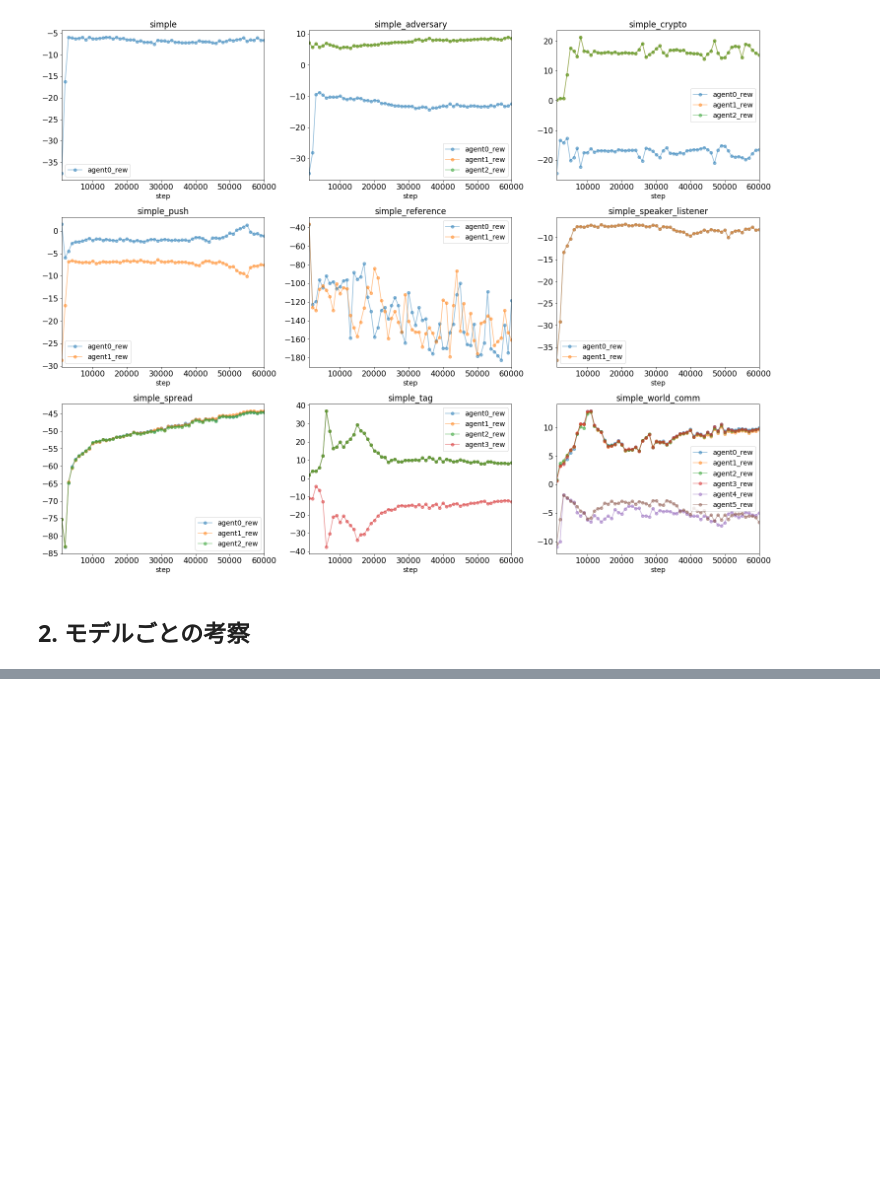
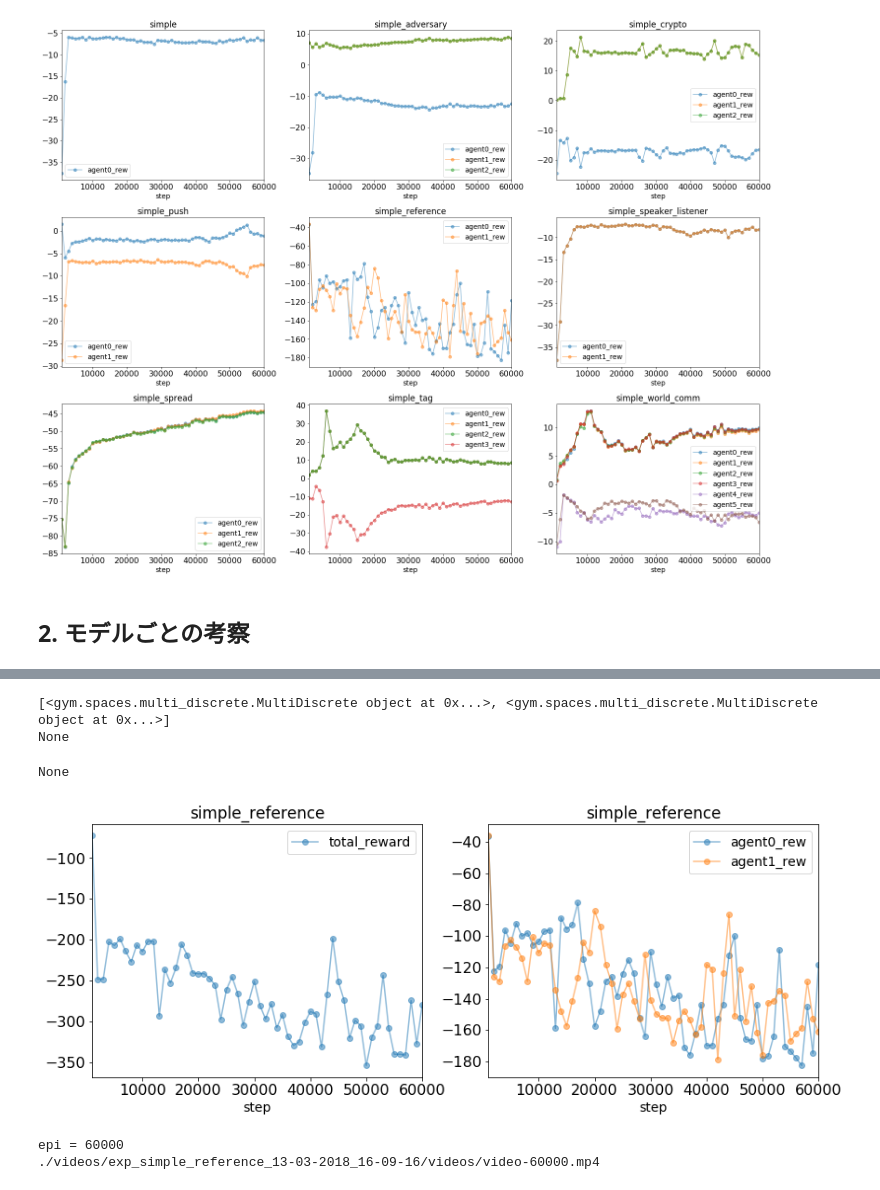
Before and after one commit to jkatsuta/exp-18-1q, a Jupyter notebook: maddpg/experiments/my_notes/ana1_exp1.ipynb, the cells around one changed output, grey strips where cells are left out. Saved outputs shown, nothing was run; the diff lists cells and outputs as text; code cells hidden in the pictures; blank space fills up the shorter version.

```diff
--- a/maddpg/experiments/my_notes/ana1_exp1.ipynb
+++ b/maddpg/experiments/my_notes/ana1_exp1.ipynb
@@ -203,0 +279,18 @@ a.iloc[:, :-1].plot(x='1000')
+# %%
+scenario = 'simple_reference'
+epis = [60000]
+
+print(action_space(scenario))
+display(plot_each_lc(scenario))
+plt.show()
+
+for epi in epis:
+    print('epi = %d' % epi)
+    display(play_video(exp_dir, scenario, n_epi = epi))
+# %% [output]
+[<gym.spaces.multi_discrete.MultiDiscrete object at 0x...>, <gym.spaces.multi_discrete.MultiDiscrete object at 0x...>]
+None
+None
+[figure, added]
+epi = 60000
+./videos/exp_simple_reference_13-03-2018_16-09-16/videos/video-60000.mp4
```
Also changed, not shown: parts of 37 cells of this notebook, 7 other files.
